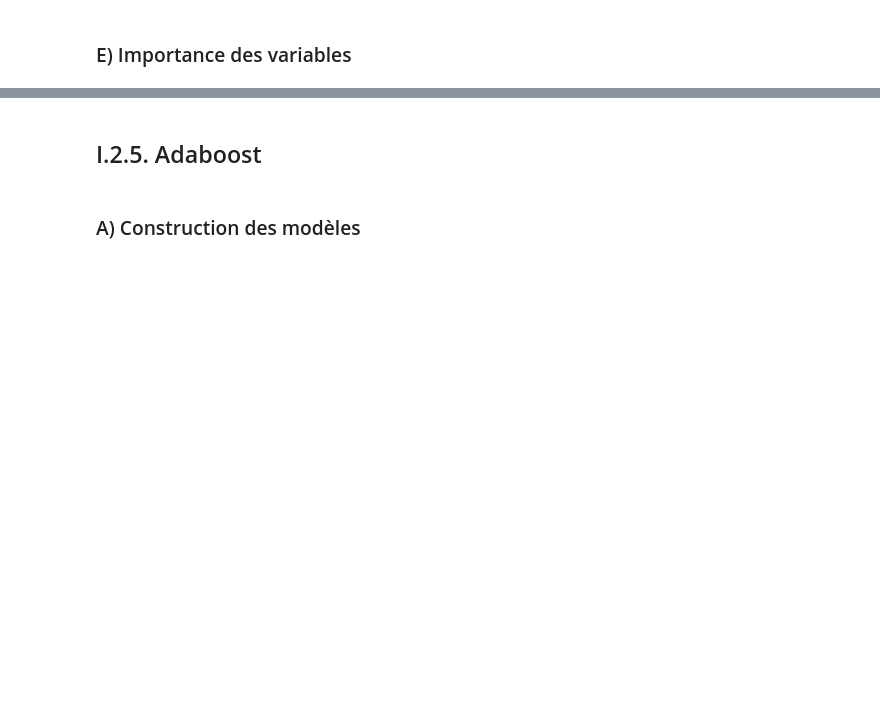
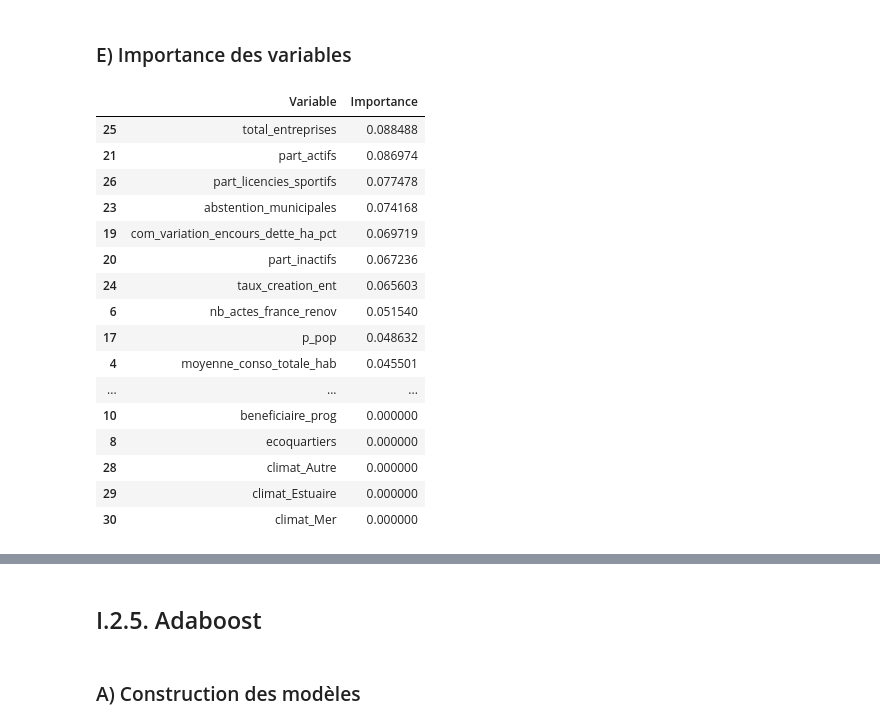
Before and after one commit to marieguib/202409-Precarite-energetique, a Jupyter notebook: Copie de Modelisation_precarite_energetique.ipynb, the cells around one changed output, grey strips where cells are left out. Drawn from its saved outputs; the diff is of its cells as text; code cells hidden in the pictures; blank space fills up the shorter version.

```diff
--- a/Copie de Modelisation_precarite_energetique.ipynb
+++ b/Copie de Modelisation_precarite_energetique.ipynb
@@ -2282,13 +2420,14 @@ scoring = {
     'AUC': 'roc_auc'
 }
 # %%
+from sklearn.model_selection import RandomizedSearchCV
+
 # Ajustement des hyperparamètres
-
-grille_recherche_gb_randomoversampler = GridSearchCV(modele_gb_randomoversampler, param_grid_gb_oversampler, cv=5, scoring=scoring, refit='F1')
-grille_recherche_gb_smote = GridSearchCV(modele_gb_smote, param_grid_gb_smote, cv=5, scoring=scoring, refit='F1')
-grille_recherche_gb_adasyn = GridSearchCV(modele_gb_adasyn, param_grid_gb_adasyn, cv=5, scoring=scoring, refit='F1')
-grille_recherche_gb_borderline_smote = GridSearchCV(modele_gb_borderline_smote, param_grid_gb_borderline_smote, cv=5, scoring=scoring, refit='F1')
-grille_recherche_gb = GridSearchCV(modele_gb, param_grid_gb, cv=5, scoring=scoring, refit='F1')
+grille_recherche_gb_randomoversampler = GridSearchCV(modele_gb_randomoversampler, param_grid_gb_oversampler, cv=5, scoring=scoring, refit='F1', n_jobs=-1)
+grille_recherche_gb_smote = GridSearchCV(modele_gb_smote, param_grid_gb_smote, cv=5, scoring=scoring, refit='F1',n_jobs=-1)
+grille_recherche_gb_adasyn = GridSearchCV(modele_gb_adasyn, param_grid_gb_adasyn, cv=5, scoring=scoring, refit='F1',n_jobs=-1)
+grille_recherche_gb_borderline_smote = GridSearchCV(modele_gb_borderline_smote, param_grid_gb_borderline_smote, cv=5, scoring=scoring, refit='F1',n_jobs=-1)
+grille_recherche_gb = GridSearchCV(modele_gb, param_grid_gb, cv=5, scoring=scoring, refit='F1',n_jobs=-1)
 # %%
 modele_gb_oversampler_opt = grille_recherche_gb_randomoversampler.fit(X_train, y_train).best_estimator_
 # %%
@@ -2428,33 +2571,51 @@ resultats_importance_variables_gb_randomoversampler = pd.DataFrame({
     "Importance": importances_gb_randomoversampler
 })
 
 resultats_importance_variables_gb_smote = pd.DataFrame({
     "Variable": noms_variables,
     "Importance": importances_gb_smote
 })
 
 resultats_importance_variables_gb_adasyn = pd.DataFrame({
     "Variable": noms_variables,
     "Importance": importances_gb_adasyn
 })
 
 resultats_importance_variables_gb_borderline_smote = pd.DataFrame({
     "Variable": noms_variables,
     "Importance": importances_gb_borderline_smote
 })
 
 resultats_importance_variables_gb = pd.DataFrame({
     "Variable": noms_variables,
     "Importance": importances_gb
 })
 
 # Affichage des résultats
 resultats_importance_variables_gb_randomoversampler = resultats_importance_variables_gb_randomoversampler.sort_values(by="Importance", ascending=False)
 resultats_importance_variables_gb_smote = resultats_importance_variables_gb_smote.sort_values(by="Importance", ascending=False)
 resultats_importance_variables_gb_adasyn = resultats_importance_variables_gb_adasyn.sort_values(by="Importance", ascending=False)
 resultats_importance_variables_gb_borderline_smote = resultats_importance_variables_gb_borderline_smote.sort_values(by="Importance", ascending=False)
-resultats_importance_gb = resultats_importance_gb.sort_values(by="Importance", ascending=False)
+resultats_importance_gb = resultats_importance_variables_gb.sort_values(by="Importance", ascending=False)
 
 resultats_importance_variables_gb_randomoversampler
+# %% [output]
+|  | Variable | Importance |
+| 25 | total_entreprises | 0.088488 |
+| 21 | part_actifs | 0.086974 |
+| 26 | part_licencies_sportifs | 0.077478 |
+| 23 | abstention_municipales | 0.074168 |
+| 19 | com_variation_encours_dette_ha_pct | 0.069719 |
+| 20 | part_inactifs | 0.067236 |
+| 24 | taux_creation_ent | 0.065603 |
+| 6 | nb_actes_france_renov | 0.051540 |
+| 17 | p_pop | 0.048632 |
+| 4 | moyenne_conso_totale_hab | 0.045501 |
+| ... | ... | ... |
+| 10 | beneficiaire_prog | 0.000000 |
+| 8 | ecoquartiers | 0.000000 |
+| 28 | climat_Autre | 0.000000 |
+| 29 | climat_Estuaire | 0.000000 |
+| 30 | climat_Mer | 0.000000 |
 # %%
 resultats_importance_variables_gb_smote
```
Also changed, not shown: parts of 35 cells of this notebook.
